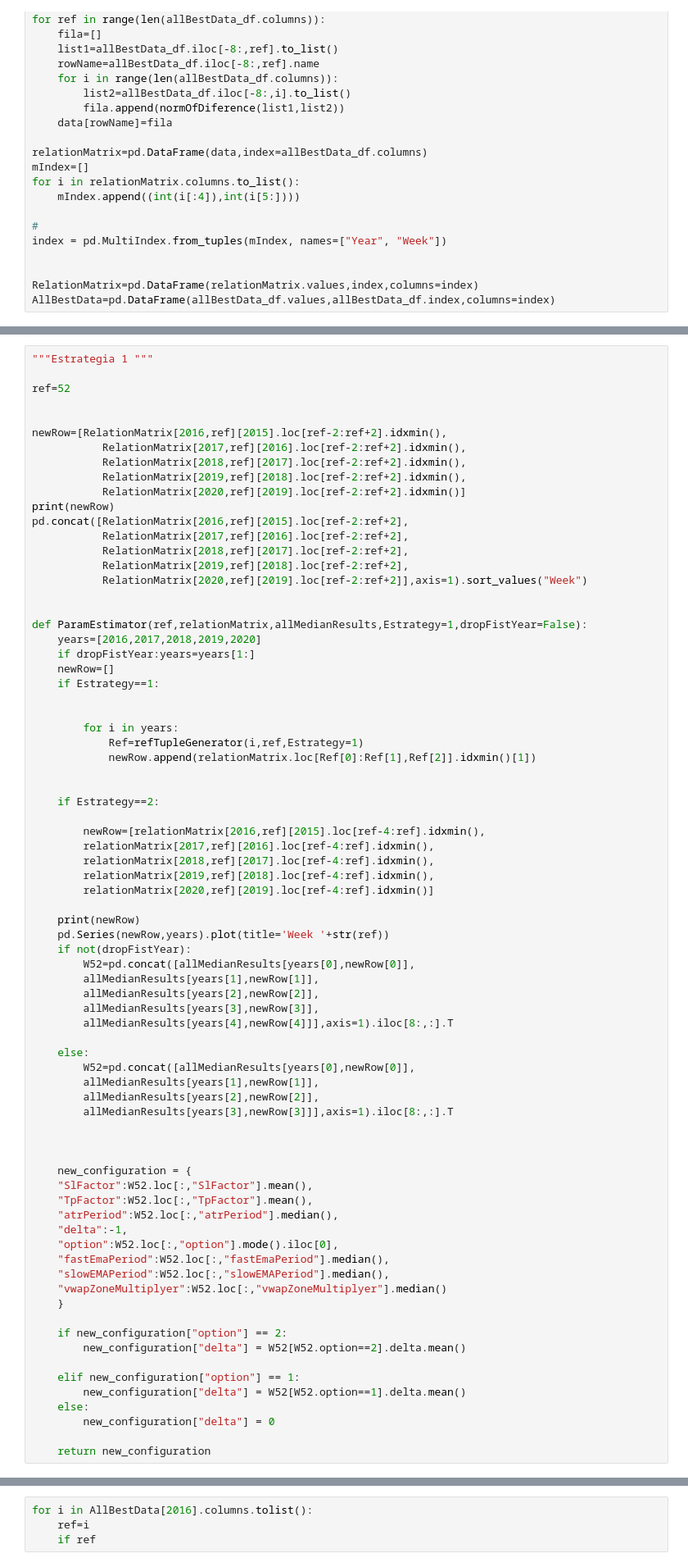
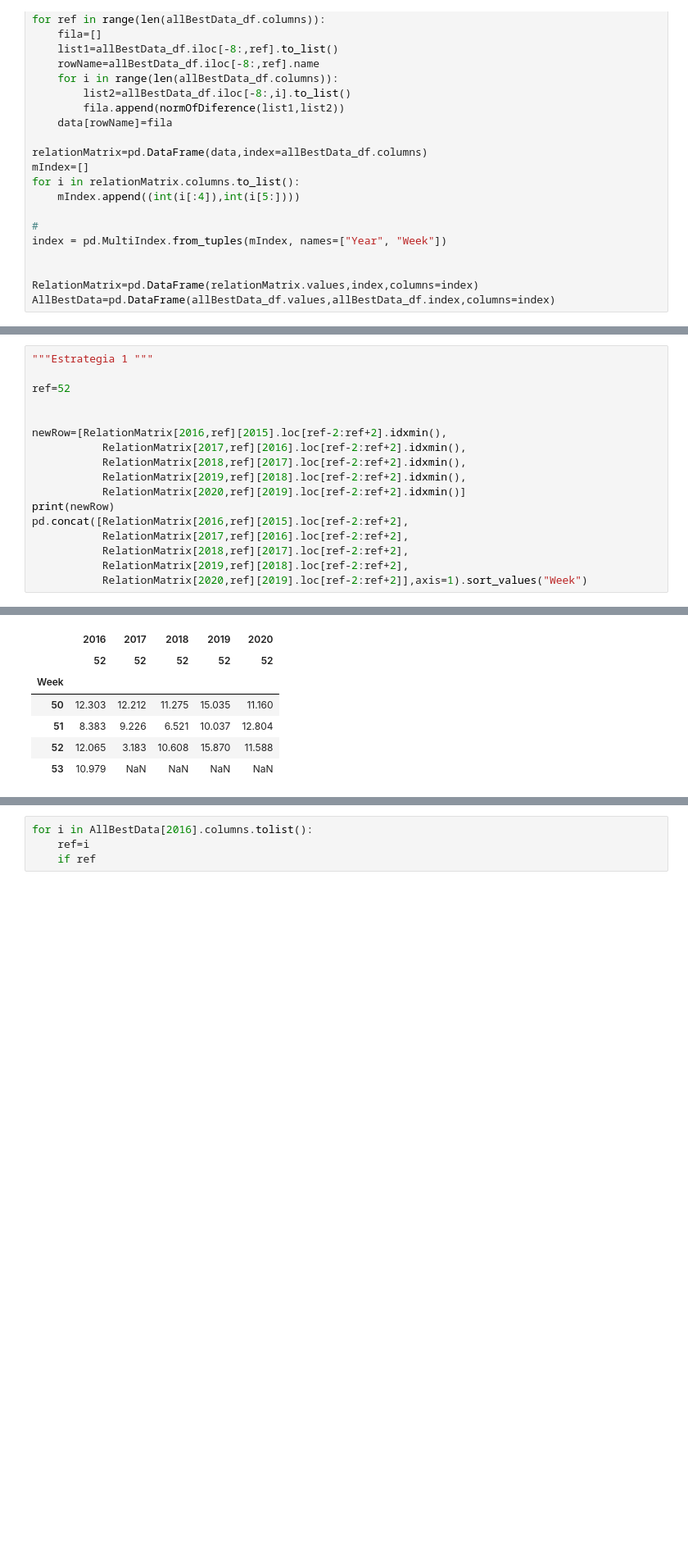
Before and after one commit to Meseverri/WEEKLY_OPTIMIZATION, a Jupyter notebook: RelationsStudy.ipynb, the cells around one changed output, grey strips where cells are left out. Shown: that part at 82% size. Cells and saved outputs as stored; diff of their text form; blank space fills up the shorter version.

```diff
--- a/RelationsStudy.ipynb
+++ b/RelationsStudy.ipynb
@@ -142,79 +126,27 @@ Name: (2017, 52), Length: 72, dtype: float64
 # %%
 """Estrategia 1 """
 
 ref=52
 
 
 newRow=[RelationMatrix[2016,ref][2015].loc[ref-2:ref+2].idxmin(),
            RelationMatrix[2017,ref][2016].loc[ref-2:ref+2].idxmin(),
            RelationMatrix[2018,ref][2017].loc[ref-2:ref+2].idxmin(),
            RelationMatrix[2019,ref][2018].loc[ref-2:ref+2].idxmin(),
            RelationMatrix[2020,ref][2019].loc[ref-2:ref+2].idxmin()]
 print(newRow)
 pd.concat([RelationMatrix[2016,ref][2015].loc[ref-2:ref+2],
            RelationMatrix[2017,ref][2016].loc[ref-2:ref+2],
            RelationMatrix[2018,ref][2017].loc[ref-2:ref+2],
            RelationMatrix[2019,ref][2018].loc[ref-2:ref+2],
            RelationMatrix[2020,ref][2019].loc[ref-2:ref+2]],axis=1).sort_values("Week")
-
-
-def ParamEstimator(ref,relationMatrix,allMedianResults,Estrategy=1,dropFistYear=False):
-    years=[2016,2017,2018,2019,2020]
-    if dropFistYear:years=years[1:]
-    newRow=[]
-    if Estrategy==1:
-
-
-        for i in years:
-            Ref=refTupleGenerator(i,ref,Estrategy=1)
-            newRow.append(relationMatrix.loc[Ref[0]:Ref[1],Ref[2]].idxmin()[1])
-
-
-    if Estrategy==2:
-
-        newRow=[relationMatrix[2016,ref][2015].loc[ref-4:ref].idxmin(),
-        relationMatrix[2017,ref][2016].loc[ref-4:ref].idxmin(),
-        relationMatrix[2018,ref][2017].loc[ref-4:ref].idxmin(),
-        relationMatrix[2019,ref][2018].loc[ref-4:ref].idxmin(),
-        relationMatrix[2020,ref][2019].loc[ref-4:ref].idxmin()]
-
-    print(newRow)
-    pd.Series(newRow,years).plot(title='Week '+str(ref))
-    if not(dropFistYear):
-        W52=pd.concat([allMedianResults[years[0],newRow[0]],
-        allMedianResults[years[1],newRow[1]],
-        allMedianResults[years[2],newRow[2]],
-        allMedianResults[years[3],newRow[3]],
-        allMedianResults[years[4],newRow[4]]],axis=1).iloc[8:,:].T
-
-    else:
-        W52=pd.concat([allMedianResults[years[0],newRow[0]],
-        allMedianResults[years[1],newRow[1]],
-        allMedianResults[years[2],newRow[2]],
-        allMedianResults[years[3],newRow[3]]],axis=1).iloc[8:,:].T
-
-
-
-    new_configuration = {
-    "SlFactor":W52.loc[:,"SlFactor"].mean(),
-    "TpFactor":W52.loc[:,"TpFactor"].mean(),
-    "atrPeriod":W52.loc[:,"atrPeriod"].median(),
-    "delta":-1,
-    "option":W52.loc[:,"option"].mode().iloc[0],
-    "fastEmaPeriod":W52.loc[:,"fastEmaPeriod"].median(),
-    "slowEMAPeriod":W52.loc[:,"slowEMAPeriod"].median(),
-    "vwapZoneMultiplyer":W52.loc[:,"vwapZoneMultiplyer"].median()
-    }
-
-    if new_configuration["option"] == 2:
-        new_configuration["delta"] = W52[W52.option==2].delta.mean()
-
-    elif new_configuration["option"] == 1:
-        new_configuration["delta"] = W52[W52.option==1].delta.mean()
-    else:
-        new_configuration["delta"] = 0
-
-    return new_configuration
 # %% [output]
 [51, 52, 51, 51, 50]
+|  | 2016 | 2017 | 2018 | 2019 | 2020 |
+|  | 52 | 52 | 52 | 52 | 52 |
+| Week |  |  |  |  |  |
+| 50 | 12.303 | 12.212 | 11.275 | 15.035 | 11.160 |
+| 51 | 8.383 | 9.226 | 6.521 | 10.037 | 12.804 |
+| 52 | 12.065 | 3.183 | 10.608 | 15.870 | 11.588 |
+| 53 | 10.979 | NaN | NaN | NaN | NaN |
 # %%
```
Also changed, not shown: parts of 7 cells of this notebook, 1 other file.
